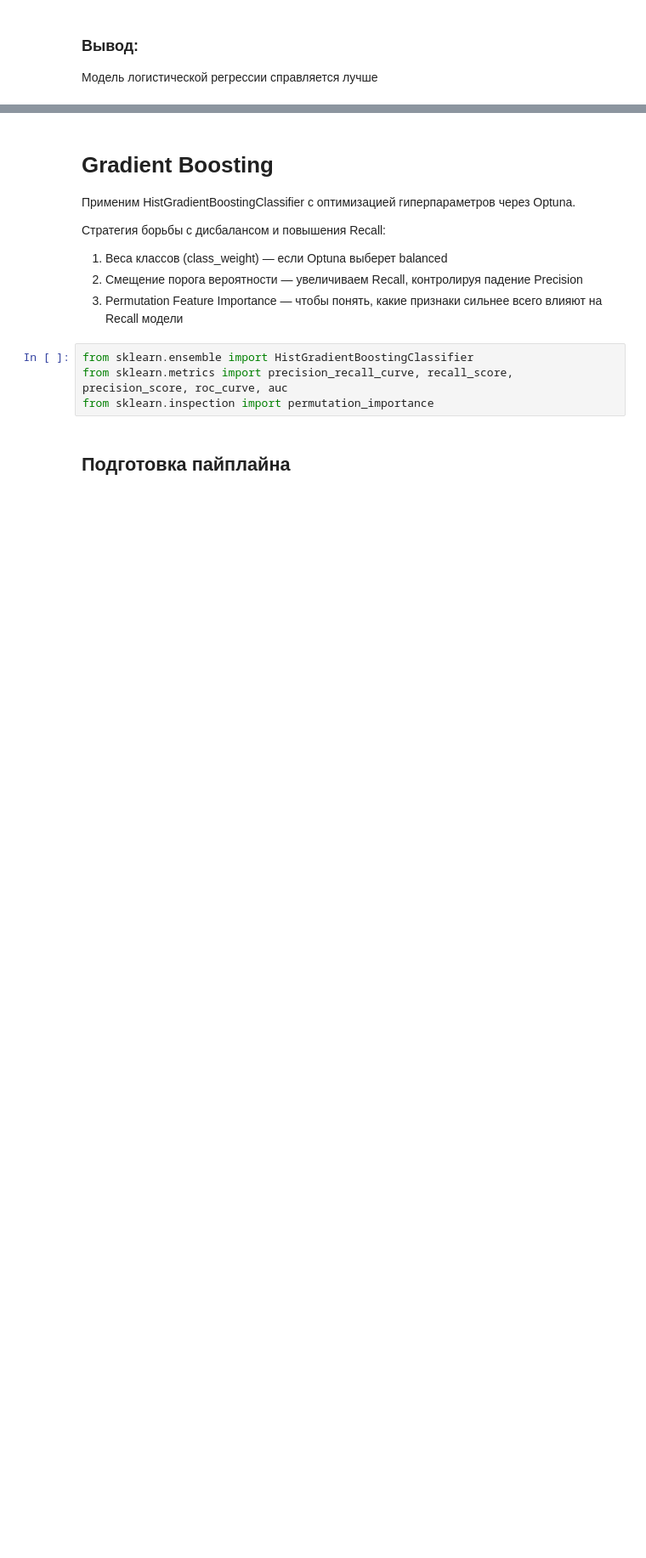
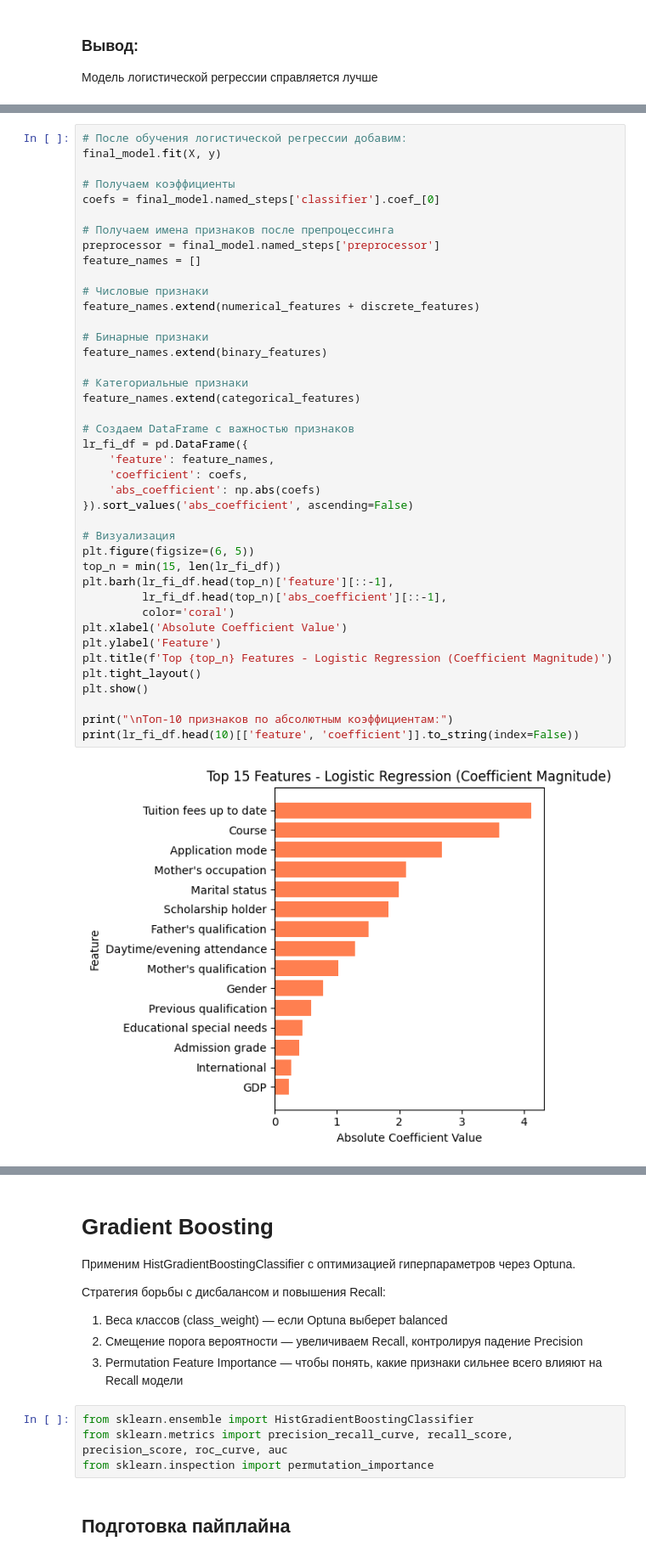
Before and after one commit to Tsur1k/ML-case4, a Jupyter notebook: notebooks/main.ipynb, the cells around one changed output, grey strips where cells are left out. Shown at 85% size. Drawn from its saved outputs; the diff is of its cells as text; blank space fills up the shorter version.

```diff
--- a/notebooks/main.ipynb
+++ b/notebooks/main.ipynb
@@ -789,0 +840,43 @@ plt.show()
+# %%
+# После обучения логистической регрессии добавим:
+final_model.fit(X, y)
+
+# Получаем коэффициенты
+coefs = final_model.named_steps['classifier'].coef_[0]
+
+# Получаем имена признаков после препроцессинга
+preprocessor = final_model.named_steps['preprocessor']
+feature_names = []
+
+# Числовые признаки
+feature_names.extend(numerical_features + discrete_features)
+
+# Бинарные признаки
+feature_names.extend(binary_features)
+
+# Категориальные признаки
+feature_names.extend(categorical_features)
+
+# Создаем DataFrame с важностью признаков
+lr_fi_df = pd.DataFrame({
+    'feature': feature_names,
+    'coefficient': coefs,
+    'abs_coefficient': np.abs(coefs)
+}).sort_values('abs_coefficient', ascending=False)
+
+# Визуализация
+plt.figure(figsize=(6, 5))
+top_n = min(15, len(lr_fi_df))
+plt.barh(lr_fi_df.head(top_n)['feature'][::-1],
+         lr_fi_df.head(top_n)['abs_coefficient'][::-1],
+         color='coral')
+plt.xlabel('Absolute Coefficient Value')
+plt.ylabel('Feature')
+plt.title(f'Top {top_n} Features - Logistic Regression (Coefficient Magnitude)')
+plt.tight_layout()
+plt.show()
+
+print("\nТоп-10 признаков по абсолютным коэффициентам:")
+print(lr_fi_df.head(10)[['feature', 'coefficient']].to_string(index=False))
+# %% [output]
+[figure, added]
```
Also changed, not shown: parts of 19 cells of this notebook, 3 other files.
